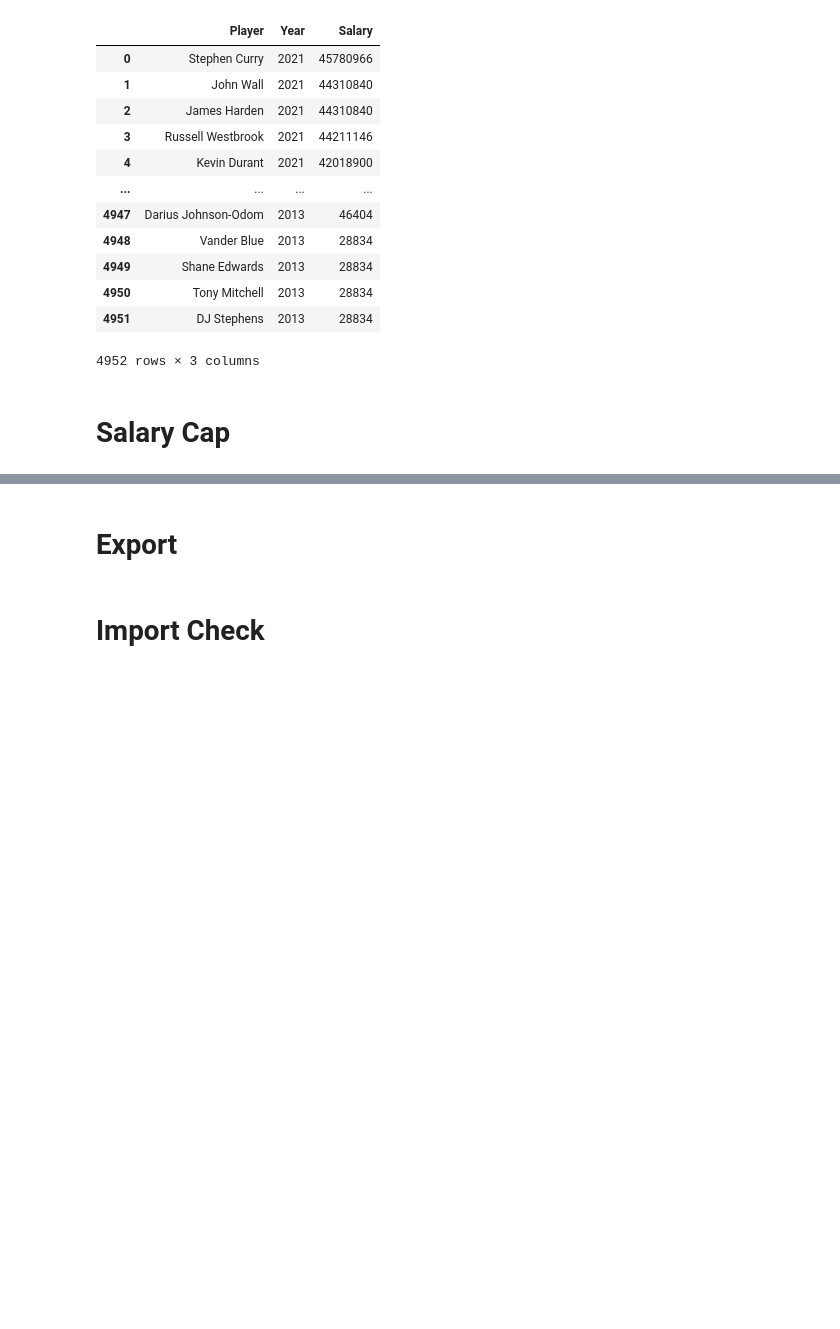
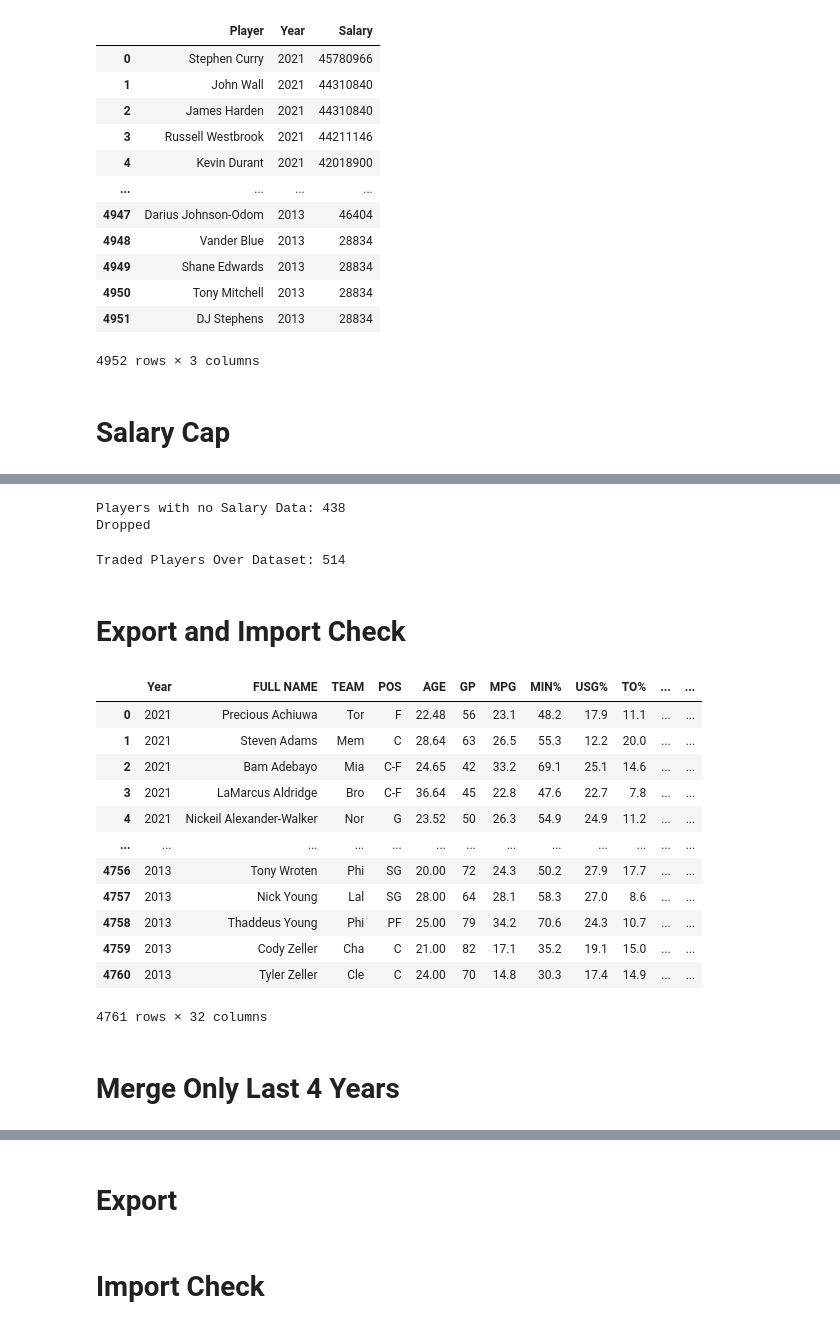
Before and after one commit to davekacz/NBA_Salary_Prediction, a Jupyter notebook: data_prep.ipynb, the cells around one changed output, grey strips where cells are left out. Cells and saved outputs as stored; diff of their text form; code cells hidden in the pictures; blank space fills up the shorter version.

Commit message:
Added code to compile 2013-2021 dataset

```diff
--- a/data_prep.ipynb
+++ b/data_prep.ipynb
@@ -272,0 +324,20 @@ salary_cap_df.head()
+# %%
+#Missing Salary Data
+print('Players with no Salary Data:', merged_df['Salary'].isna().sum())
+
+#Drop those rows
+merged_df = merged_df[merged_df['Salary'].notna()]
+print('Dropped')
+# %% [output]
+Players with no Salary Data: 438
+Dropped
+# %%
+#Traded Players - show up as two rows with different stats for both teams.  What to do?  Drop?  Keep most games played?
+#for now included, will revisit
+dupes = merged_df.groupby(['FULL NAME', 'Year']).size()
+
+print('Traded Players Over Dataset:', dupes[dupes > 1].size)
+# %% [output]
+Traded Players Over Dataset: 514
+# %% [markdown]
+# Export and Import Check
@@ -273,3 +346,22 @@ salary_cap_df.head()
+# %%
+new_dataset = pd.read_csv('data/NBA_Player_Dataset-2013-2021.csv')
+new_dataset
+# %% [output]
+|  | Year | FULL NAME | TEAM | POS | AGE | GP | MPG | MIN% | USG% | TO% | ... | ... |
+| 0 | 2021 | Precious Achiuwa | Tor | F | 22.48 | 56 | 23.1 | 48.2 | 17.9 | 11.1 | ... | ... |
+| 1 | 2021 | Steven Adams | Mem | C | 28.64 | 63 | 26.5 | 55.3 | 12.2 | 20.0 | ... | ... |
+| 2 | 2021 | Bam Adebayo | Mia | C-F | 24.65 | 42 | 33.2 | 69.1 | 25.1 | 14.6 | ... | ... |
+| 3 | 2021 | LaMarcus Aldridge | Bro | C-F | 36.64 | 45 | 22.8 | 47.6 | 22.7 | 7.8 | ... | ... |
+| 4 | 2021 | Nickeil Alexander-Walker | Nor | G | 23.52 | 50 | 26.3 | 54.9 | 24.9 | 11.2 | ... | ... |
+| ... | ... | ... | ... | ... | ... | ... | ... | ... | ... | ... | ... | ... |
+| 4756 | 2013 | Tony Wroten | Phi | SG | 20.00 | 72 | 24.3 | 50.2 | 27.9 | 17.7 | ... | ... |
+| 4757 | 2013 | Nick Young | Lal | SG | 28.00 | 64 | 28.1 | 58.3 | 27.0 | 8.6 | ... | ... |
+| 4758 | 2013 | Thaddeus Young | Phi | PF | 25.00 | 79 | 34.2 | 70.6 | 24.3 | 10.7 | ... | ... |
+| 4759 | 2013 | Cody Zeller | Cha | C | 21.00 | 82 | 17.1 | 35.2 | 19.1 | 15.0 | ... | ... |
+| 4760 | 2013 | Tyler Zeller | Cle | C | 24.00 | 70 | 14.8 | 30.3 | 17.4 | 14.9 | ... | ... |
+4761 rows × 32 columns
+# %% [markdown]
+# Merge Only Last 4 Years
 # %%
 #Merge Stats and Salary
 merged_df = stats_df.merge(salaries_df, how = 'left', left_on = ['FULL NAME', 'Year'], right_on=['Player', 'Year'])
```
Also changed, not shown: parts of 18 cells of this notebook, 2 other files.
